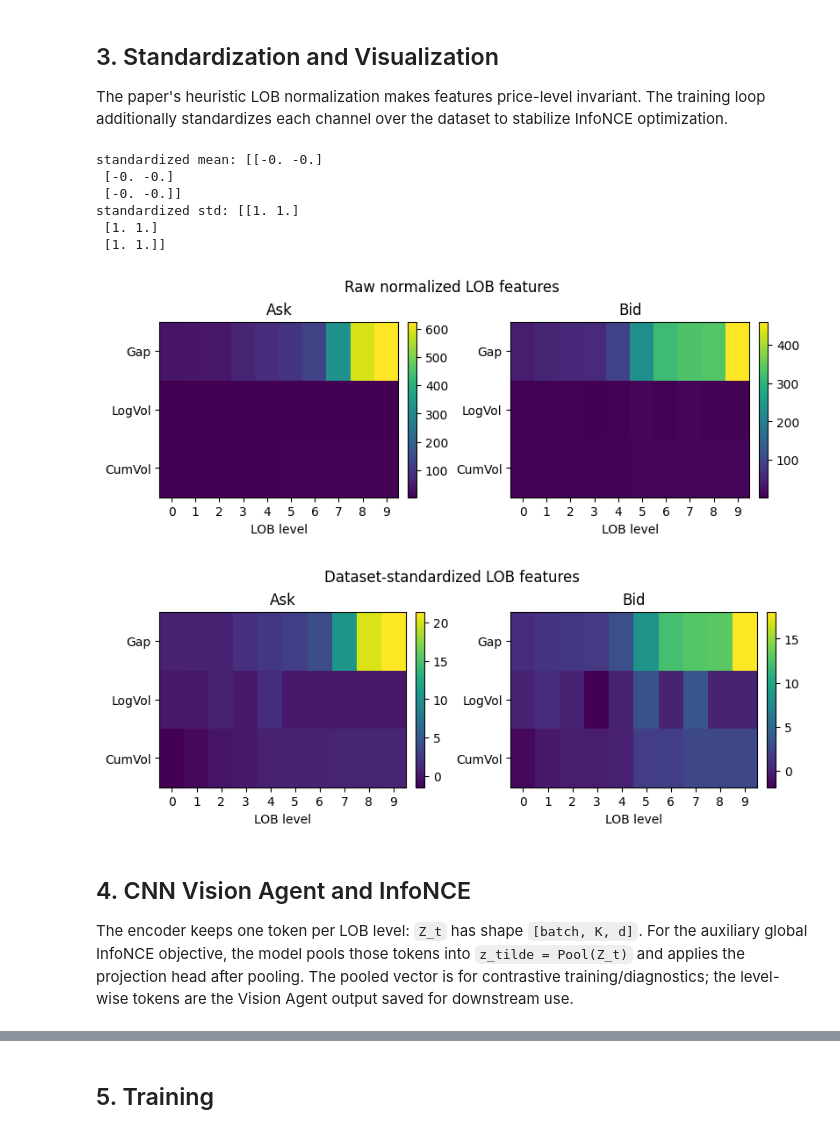
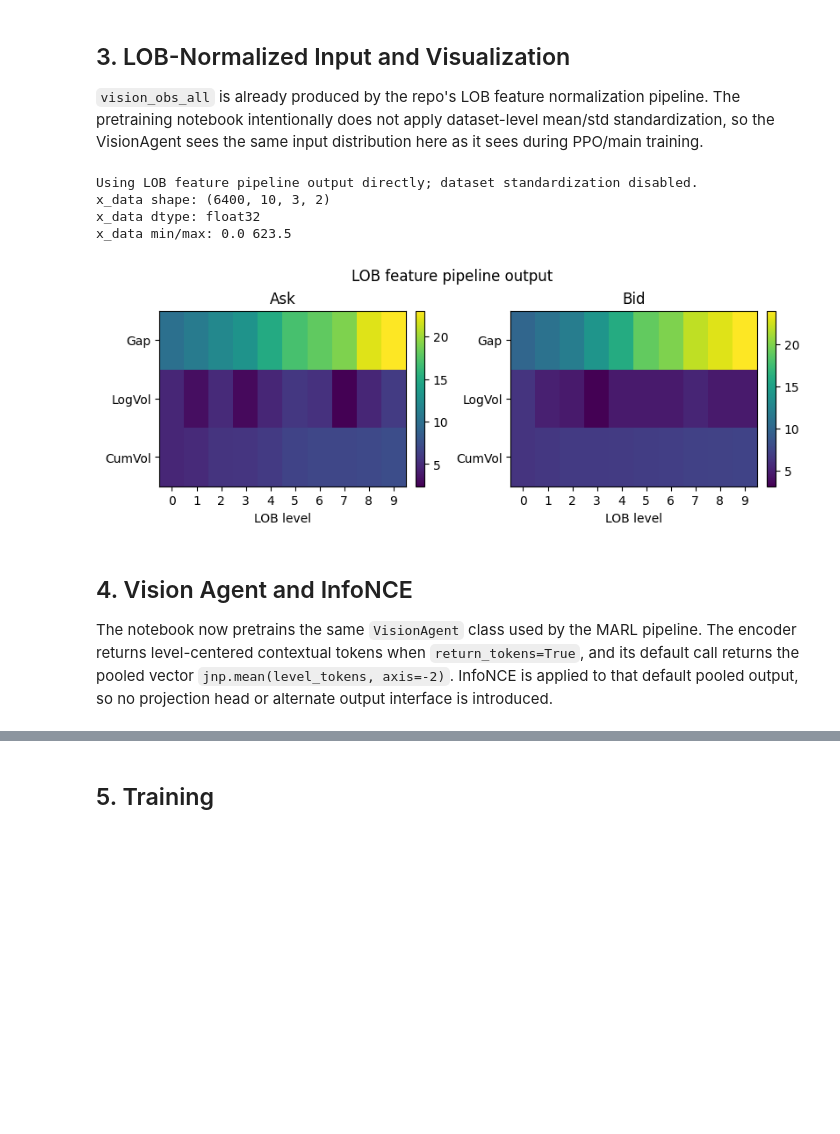
Before and after one commit to hiepday3324/ViT-MARL, a Jupyter notebook: contrastive_vision_agent_pretraining.ipynb, the cells around one changed output, grey strips where cells are left out. Saved outputs shown, nothing was run; the diff lists cells and outputs as text; code cells hidden in the pictures; blank space fills up the shorter version.

```diff
--- a/contrastive_vision_agent_pretraining.ipynb
+++ b/contrastive_vision_agent_pretraining.ipynb
@@ -175,46 +450,48 @@ min/max: 0.5 623.5
 # %% [markdown]
-## 3. Standardization and Visualization
+## 3. LOB-Normalized Input and Visualization
 
-The paper's heuristic LOB normalization makes features price-level invariant. The training loop additionally standardizes each channel over the dataset to stabilize InfoNCE optimization.
+`vision_obs_all` is already produced by the repo's LOB feature normalization pipeline. The pretraining notebook intentionally does not apply dataset-level mean/std standardization, so the VisionAgent sees the same input distribution here as it sees during PPO/main training.
 # %%
-feature_mean = vision_obs_all.mean(axis=(0, 1), keepdims=True)
-feature_std = vision_obs_all.std(axis=(0, 1), keepdims=True)
-feature_std = np.where(feature_std < 1e-6, 1.0, feature_std)
-x_data = ((vision_obs_all - feature_mean) / feature_std).astype(np.float32)
+x_data = np.asarray(vision_obs_all, dtype=np.float32)
 
-print("standardized mean:", np.round(x_data.mean(axis=(0, 1)), 4))
-print("standardized std:", np.round(x_data.std(axis=(0, 1)), 4))
+if x_data.ndim != 4 or x_data.shape[1:] != (10, 3, 2):
+    raise ValueError(f"Expected x_data shape `[N, 10, 3, 2]`, got {x_data.shape}")
+if x_data.dtype != np.float32:
+    raise TypeError(f"Expected x_data dtype float32, got {x_data.dtype}")
+
+print("Using LOB feature pipeline output directly; dataset standardization disabled.")
+print("x_data shape:", x_data.shape)
+print("x_data dtype:", x_data.dtype)
+print("x_data min/max:", float(x_data.min()), float(x_data.max()))
+
 
 def plot_lob_snapshot(snapshot, title):
     feature_names = ["Gap", "LogVol", "CumVol"]
     side_names = ["Ask", "Bid"]
     fig, axes = plt.subplots(1, 2, figsize=(8, 3), constrained_layout=True)
     for side_idx, ax in enumerate(axes):
         image = snapshot[:, :, side_idx].T
         im = ax.imshow(image, aspect="auto", cmap="viridis")
         ax.set_title(side_names[side_idx])
         ax.set_xlabel("LOB level")
         ax.set_xticks(range(snapshot.shape[0]))
         ax.set_yticks(range(len(feature_names)))
         ax.set_yticklabels(feature_names)
         fig.colorbar(im, ax=ax, fraction=0.046, pad=0.04)
     fig.suptitle(title)
     return fig
 
-plot_lob_snapshot(vision_obs_all[0], "Raw normalized LOB features")
-plot_lob_snapshot(x_data[0], "Dataset-standardized LOB features")
+
+plot_lob_snapshot(x_data[0], "LOB feature pipeline output")
 plt.show()
 # %% [output]
-standardized mean: [[-0. -0.]
- [-0. -0.]
- [-0. -0.]]
-standardized std: [[1. 1.]
- [1. 1.]
- [1. 1.]]
+Using LOB feature pipeline output directly; dataset standardization disabled.
+x_data shape: (6400, 10, 3, 2)
+x_data dtype: float32
+x_data min/max: 0.0 623.5
-[figure, old version]
+[figure, new version]
-[figure, removed]
 # %% [markdown]
-## 4. CNN Vision Agent and InfoNCE
+## 4. Vision Agent and InfoNCE
 
-The encoder keeps one token per LOB level: `Z_t` has shape `[batch, K, d]`. For the auxiliary global InfoNCE objective, the model pools those tokens into `z_tilde = Pool(Z_t)` and applies the projection head after pooling. The pooled vector is for contrastive training/diagnostics; the level-wise tokens are the Vision Agent output saved for downstream use.
+The notebook now pretrains the same `VisionAgent` class used by the MARL pipeline. The encoder returns level-centered contextual tokens when `return_tokens=True`, and its default call returns the pooled vector `jnp.mean(level_tokens, axis=-2)`. InfoNCE is applied to that default pooled output, so no projection head or alternate output interface is introduced.
 # %%
```
Also changed, not shown: parts of 10 cells of this notebook, 2 other files.
